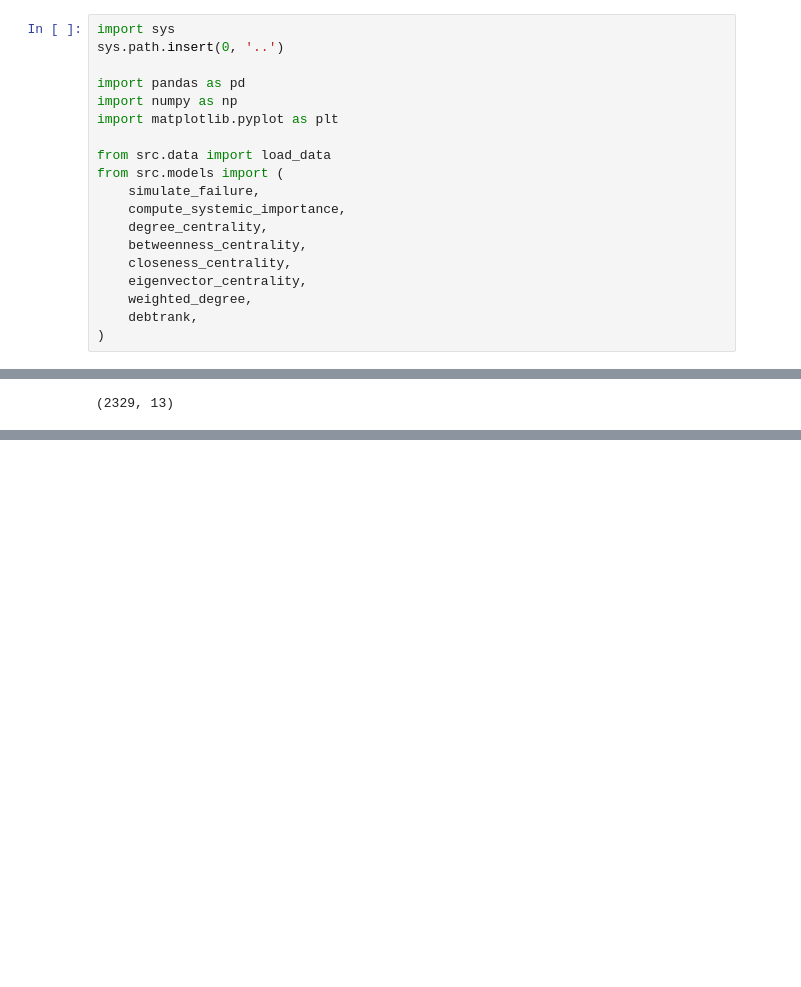
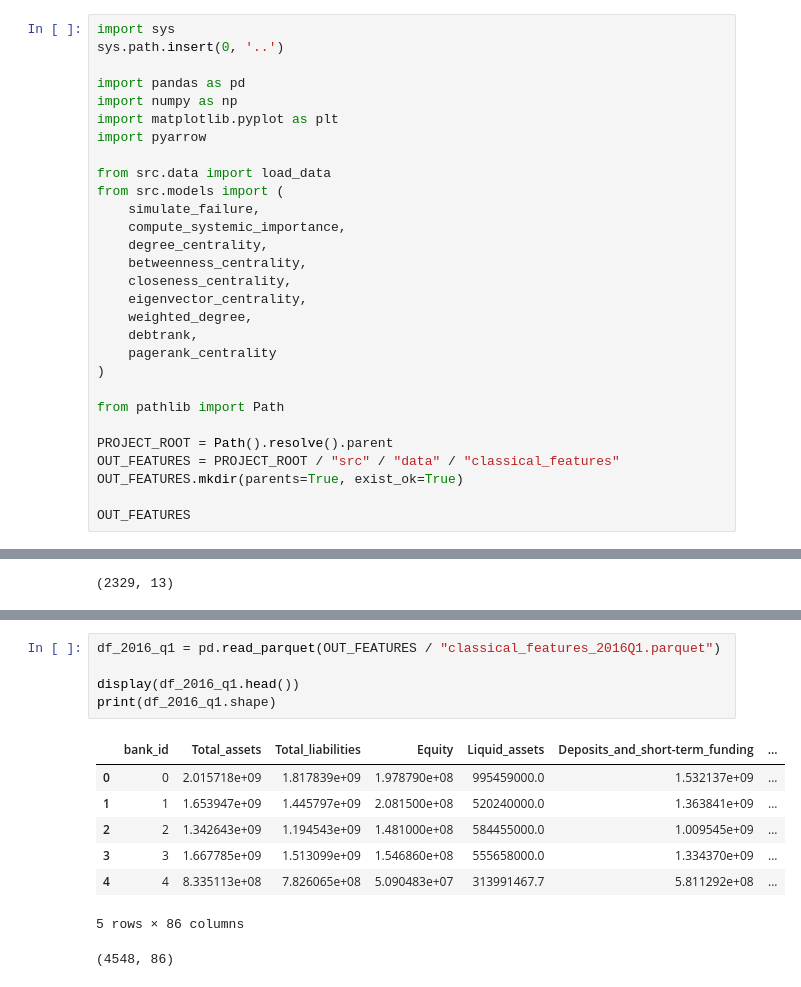
Before and after one commit to RubenCMarques/Using-GNNs-to-minimize-systemic-risk, a Jupyter notebook: notebooks/01_data_exploration.ipynb, the cells around one changed output, grey strips where cells are left out. Cells and saved outputs as stored; diff of their text form; blank space fills up the shorter version.

Commit message:
update on notebook and parquet with the features plus the classical algorithms

```diff
--- a/notebooks/01_data_exploration.ipynb
+++ b/notebooks/01_data_exploration.ipynb
@@ -9,6 +9,7 @@ sys.path.insert(0, '..')
 import pandas as pd
 import numpy as np
 import matplotlib.pyplot as plt
+import pyarrow
 
 from src.data import load_data
 from src.models import (
@@ -20,4 +21,13 @@ from src.models import (
     eigenvector_centrality,
     weighted_degree,
     debtrank,
+    pagerank_centrality
 )
+
+from pathlib import Path
+
+PROJECT_ROOT = Path().resolve().parent
+OUT_FEATURES = PROJECT_ROOT / "src" / "data" / "classical_features"
+OUT_FEATURES.mkdir(parents=True, exist_ok=True)
+
+OUT_FEATURES
@@ -237,0 +267,14 @@ display(df_network_descriptive)
+# %%
+df_2016_q1 = pd.read_parquet(OUT_FEATURES / "classical_features_2016Q1.parquet")
+
+display(df_2016_q1.head())
+print(df_2016_q1.shape)
+# %% [output]
+|  | bank_id | Total_assets | Total_liabilities | Equity | Liquid_assets | Deposits_and_short-term_funding | ... |
+| 0 | 0 | 2.015718e+09 | 1.817839e+09 | 1.978790e+08 | 995459000.0 | 1.532137e+09 | ... |
+| 1 | 1 | 1.653947e+09 | 1.445797e+09 | 2.081500e+08 | 520240000.0 | 1.363841e+09 | ... |
+| 2 | 2 | 1.342643e+09 | 1.194543e+09 | 1.481000e+08 | 584455000.0 | 1.009545e+09 | ... |
+| 3 | 3 | 1.667785e+09 | 1.513099e+09 | 1.546860e+08 | 555658000.0 | 1.334370e+09 | ... |
+| 4 | 4 | 8.335113e+08 | 7.826065e+08 | 5.090483e+07 | 313991467.7 | 5.811292e+08 | ... |
+5 rows × 86 columns
+(4548, 86)
```
Also changed, not shown: parts of 3 cells of this notebook, 35 other files.
